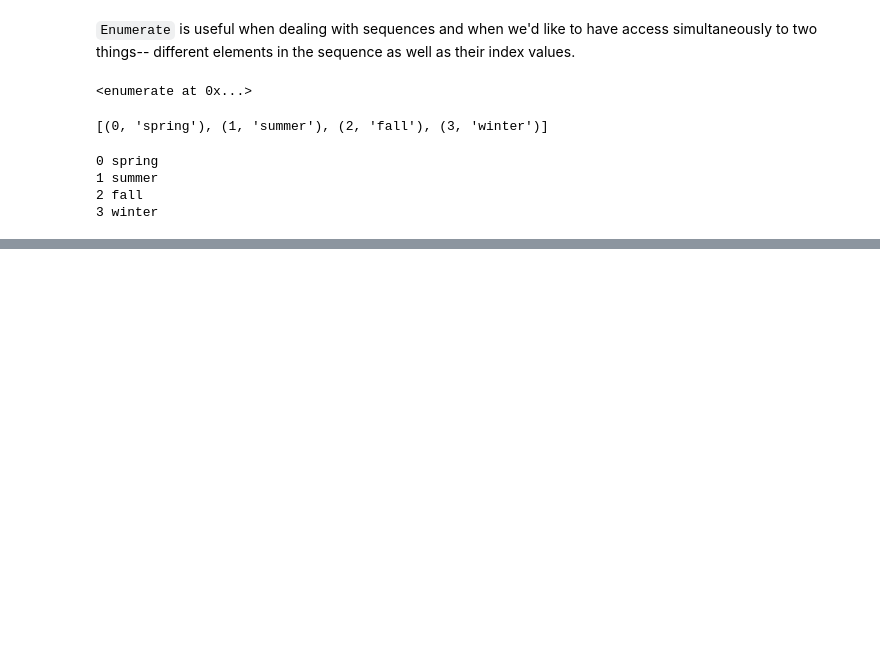
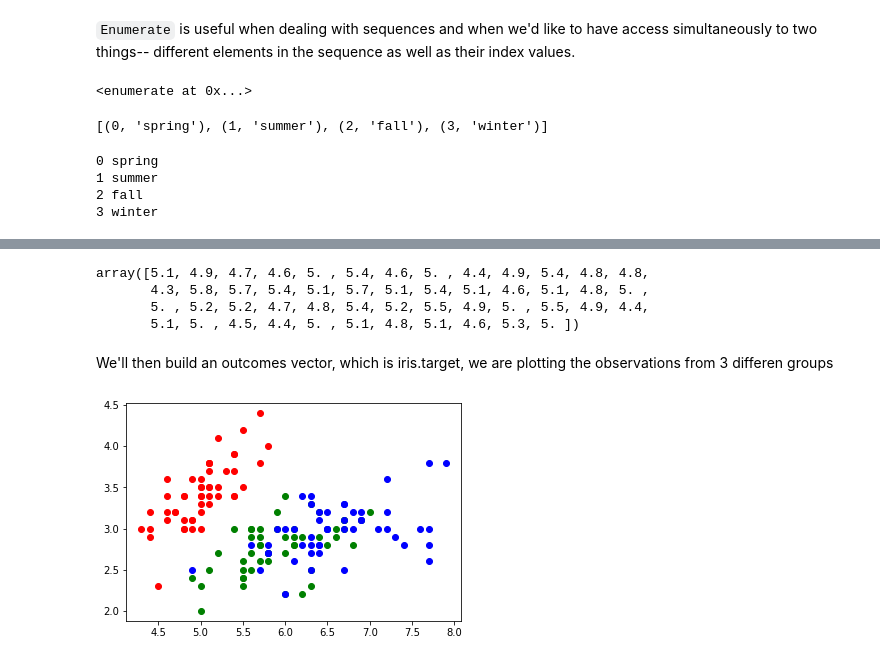
Before and after one commit to enoch-baffoe/HavardX-Using-Python-For-Research, a Jupyter notebook: Week 3 - Case Study/Introduction to classification/knn_Classification.ipynb, the cells around one changed output, grey strips where cells are left out. Drawn from its saved outputs; the diff is of its cells as text; code cells hidden in the pictures; blank space fills up the shorter version.

```diff
--- a/Week 3 - Case Study/Introduction to classification/knn_Classification.ipynb
+++ b/Week 3 - Case Study/Introduction to classification/knn_Classification.ipynb
@@ -472,0 +627,3 @@ for ind,season in enumerate(seasons):
+# %%
+from sklearn import datasets
+iris=datasets.load_iris()
@@ -472,0 +660,3 @@ for ind,season in enumerate(seasons):
+# %%
+predictors=iris.data[:,0:2]
+predictors
@@ -472,0 +681,18 @@ for ind,season in enumerate(seasons):
+# %%
+predictors[outcomes==0][:,0]
+# %% [output]
+array([5.1, 4.9, 4.7, 4.6, 5. , 5.4, 4.6, 5. , 4.4, 4.9, 5.4, 4.8, 4.8,
+       4.3, 5.8, 5.7, 5.4, 5.1, 5.7, 5.1, 5.4, 5.1, 4.6, 5.1, 4.8, 5. ,
+       5. , 5.2, 5.2, 4.7, 4.8, 5.4, 5.2, 5.5, 4.9, 5. , 5.5, 4.9, 4.4,
+       5.1, 5. , 4.5, 4.4, 5. , 5.1, 4.8, 5.1, 4.6, 5.3, 5. ])
+# %% [markdown]
+We'll then build an outcomes vector, which is iris.target,
+we are plotting the observations from 3 differen groups
+# %%
+outcomes=iris.target
+plt.plot(predictors[outcomes==0][:,0],predictors[outcomes==0][:,1],"ro")
+plt.plot(predictors[outcomes==1][:,0],predictors[outcomes==1][:,1],"go")
+plt.plot(predictors[outcomes==2][:,0],predictors[outcomes==2][:,1],"bo")
+plt.savefig("iris.pdf")
+# %% [output]
+[figure, added]
```
Also changed, not shown: parts of 48 cells of this notebook, 6 other files.
